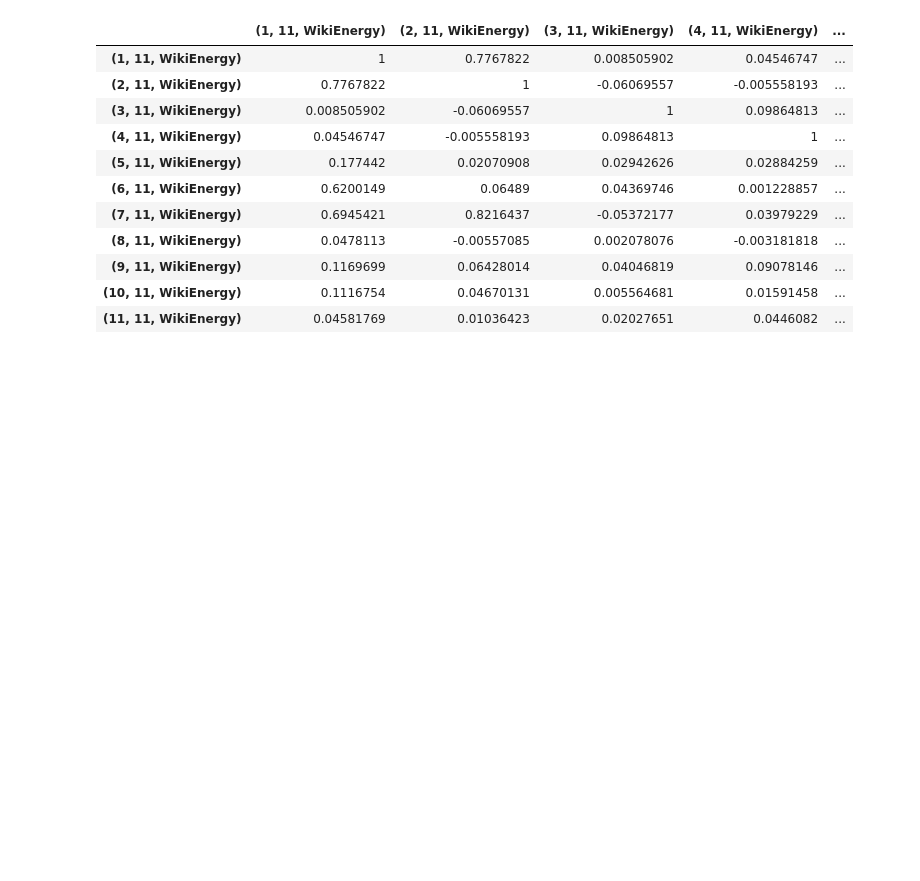
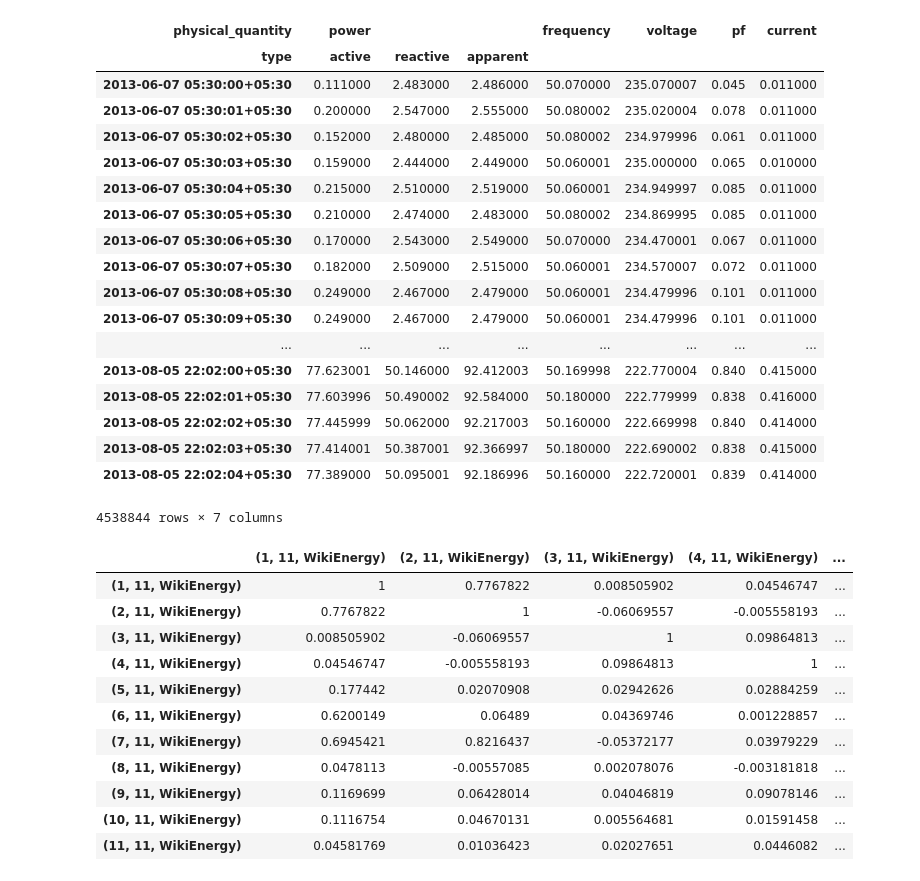
Before and after one commit to nilmtk/nilmtk, a Jupyter notebook: notebooks/correlation_elecmeters.ipynb, the cells around one changed output. Saved outputs shown, nothing was run; the diff lists cells and outputs as text; code cells hidden in the pictures; blank space fills up the shorter version.

```diff
--- a/notebooks/correlation_elecmeters.ipynb
+++ b/notebooks/correlation_elecmeters.ipynb
@@ -24,5 +22,5 @@ Couldn't import dot_parser, loading of dot files will not be possible.
 # %%
-data_dir = '/data/wikienergy'
-we = DataSet(join(data_dir, 'wikienergy.h5'))
+data_dir = '/home/nipun/Copy/Dataset/'
+we = DataSet(join(data_dir, 'iawe.h5'))
 print('loaded ' + str(len(we.buildings)) + ' buildings')
 # %% [output]
@@ -30,4 +28,4 @@ loaded 239 buildings
 # %%
-building_number = 11
+building_number = 1
 print_dict(we.buildings[building_number].metadata)
 # %% [output]
@@ -71,3 +77,25 @@ first.correlation(submeters[1])
+# %%
+first.power_series().next()
+# %% [output]
+| physical_quantity | power |  |  | frequency | voltage | pf | current |
+| type | active | reactive | apparent |  |  |  |  |
+| 2013-06-07 05:30:00+05:30 | 0.111000 | 2.483000 | 2.486000 | 50.070000 | 235.070007 | 0.045 | 0.011000 |
+| 2013-06-07 05:30:01+05:30 | 0.200000 | 2.547000 | 2.555000 | 50.080002 | 235.020004 | 0.078 | 0.011000 |
+| 2013-06-07 05:30:02+05:30 | 0.152000 | 2.480000 | 2.485000 | 50.080002 | 234.979996 | 0.061 | 0.011000 |
+| 2013-06-07 05:30:03+05:30 | 0.159000 | 2.444000 | 2.449000 | 50.060001 | 235.000000 | 0.065 | 0.010000 |
+| 2013-06-07 05:30:04+05:30 | 0.215000 | 2.510000 | 2.519000 | 50.060001 | 234.949997 | 0.085 | 0.011000 |
+| 2013-06-07 05:30:05+05:30 | 0.210000 | 2.474000 | 2.483000 | 50.080002 | 234.869995 | 0.085 | 0.011000 |
+| 2013-06-07 05:30:06+05:30 | 0.170000 | 2.543000 | 2.549000 | 50.070000 | 234.470001 | 0.067 | 0.011000 |
+| 2013-06-07 05:30:07+05:30 | 0.182000 | 2.509000 | 2.515000 | 50.060001 | 234.570007 | 0.072 | 0.011000 |
+| 2013-06-07 05:30:08+05:30 | 0.249000 | 2.467000 | 2.479000 | 50.060001 | 234.479996 | 0.101 | 0.011000 |
+| 2013-06-07 05:30:09+05:30 | 0.249000 | 2.467000 | 2.479000 | 50.060001 | 234.479996 | 0.101 | 0.011000 |
+| ... | ... | ... | ... | ... | ... | ... | ... |
+| 2013-08-05 22:02:00+05:30 | 77.623001 | 50.146000 | 92.412003 | 50.169998 | 222.770004 | 0.840 | 0.415000 |
+| 2013-08-05 22:02:01+05:30 | 77.603996 | 50.490002 | 92.584000 | 50.180000 | 222.779999 | 0.838 | 0.416000 |
+| 2013-08-05 22:02:02+05:30 | 77.445999 | 50.062000 | 92.217003 | 50.160000 | 222.669998 | 0.840 | 0.414000 |
+| 2013-08-05 22:02:03+05:30 | 77.414001 | 50.387001 | 92.366997 | 50.180000 | 222.690002 | 0.838 | 0.415000 |
+| 2013-08-05 22:02:04+05:30 | 77.389000 | 50.095001 | 92.186996 | 50.160000 | 222.720001 | 0.839 | 0.414000 |
+4538844 rows × 7 columns
 # %%
 correlation_df = elec.pairwise_correlation()
 # %%
```
Also changed, not shown: parts of 6 cells of this notebook, 6 other files.
